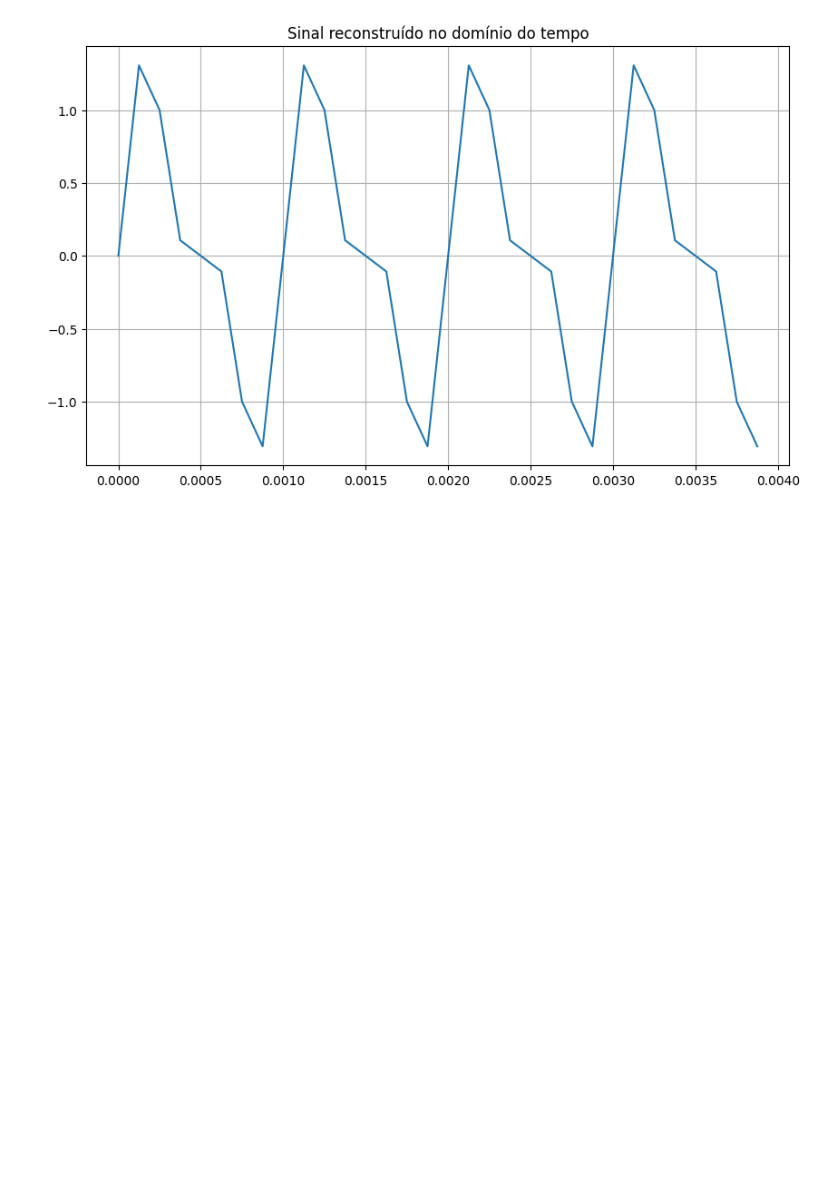
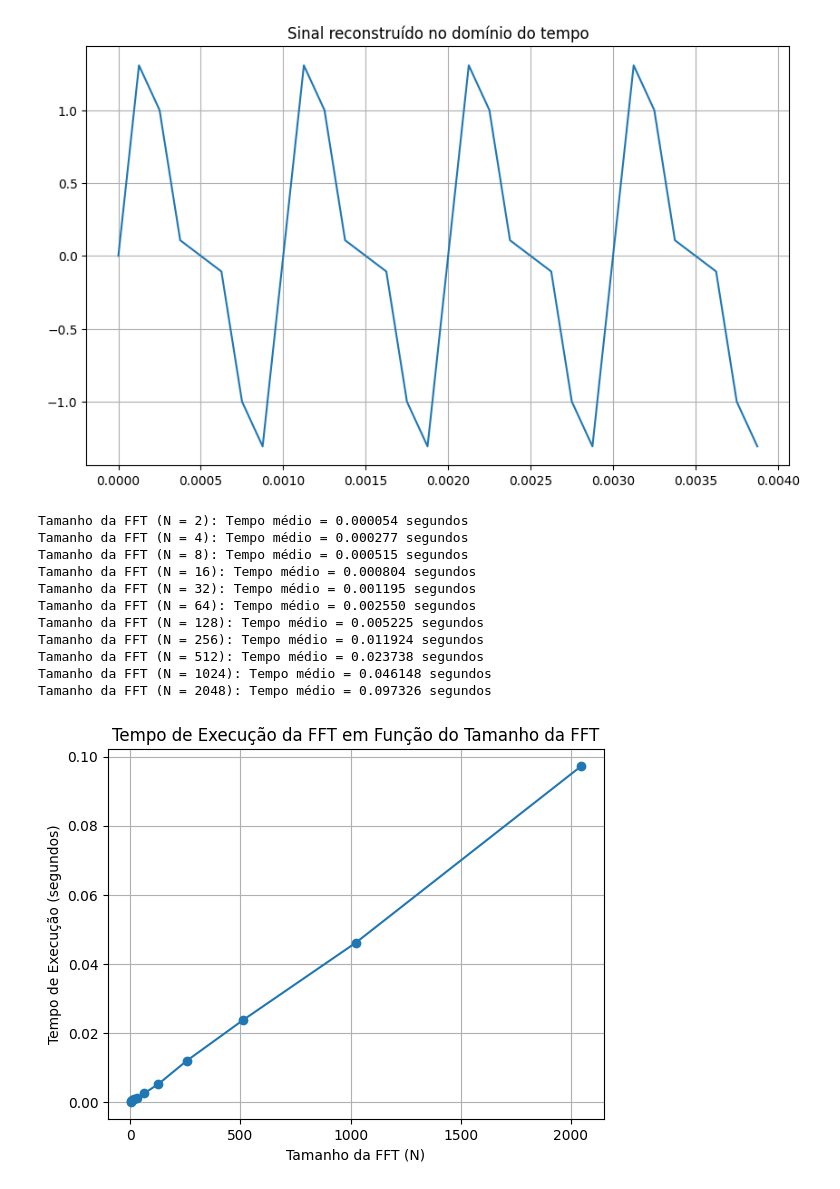
Before and after one commit to hortenciadiniz/FFT, a Jupyter notebook: FFT_HD.ipynb, the cells around one changed output. Cells and saved outputs as stored; diff of their text form; code cells hidden in the pictures; blank space fills up the shorter version.

```diff
--- a/FFT_HD.ipynb
+++ b/FFT_HD.ipynb
@@ -105,3 +105,44 @@ plt.show()
 [figure]
 [figure]
 [figure]
+# %%
+# Tamanhos da FFT que você deseja testar
+sizes = [2**n for n in range(1, 12)]
+execution_times = []
+
+for N in sizes:
+    x = np.random.rand(N) + 1j * np.random.rand(N)
+
+    # Mede o tempo de execução
+    import time
+    start_time = time.time()
+    for _ in range(10):  # Média de 10 execuções
+        fft_dit(x)
+    end_time = time.time()
+
+    execution_time = (end_time - start_time) / 10  # Tempo médio
+    execution_times.append(execution_time)
+
+    print(f'Tamanho da FFT (N = {N}): Tempo médio = {execution_time:.6f} segundos')
+
+# Plotagem do gráfico
+
+plt.plot(sizes, execution_times, marker='o')
+plt.xlabel('Tamanho da FFT (N)')
+plt.ylabel('Tempo de Execução (segundos)')
+plt.title('Tempo de Execução da FFT em Função do Tamanho da FFT')
+plt.grid(True)
+plt.show()
+# %% [output]
+Tamanho da FFT (N = 2): Tempo médio = 0.000054 segundos
+Tamanho da FFT (N = 4): Tempo médio = 0.000277 segundos
+Tamanho da FFT (N = 8): Tempo médio = 0.000515 segundos
+Tamanho da FFT (N = 16): Tempo médio = 0.000804 segundos
+Tamanho da FFT (N = 32): Tempo médio = 0.001195 segundos
+Tamanho da FFT (N = 64): Tempo médio = 0.002550 segundos
+Tamanho da FFT (N = 128): Tempo médio = 0.005225 segundos
+Tamanho da FFT (N = 256): Tempo médio = 0.011924 segundos
+Tamanho da FFT (N = 512): Tempo médio = 0.023738 segundos
+Tamanho da FFT (N = 1024): Tempo médio = 0.046148 segundos
+Tamanho da FFT (N = 2048): Tempo médio = 0.097326 segundos
+[figure, added]
```
